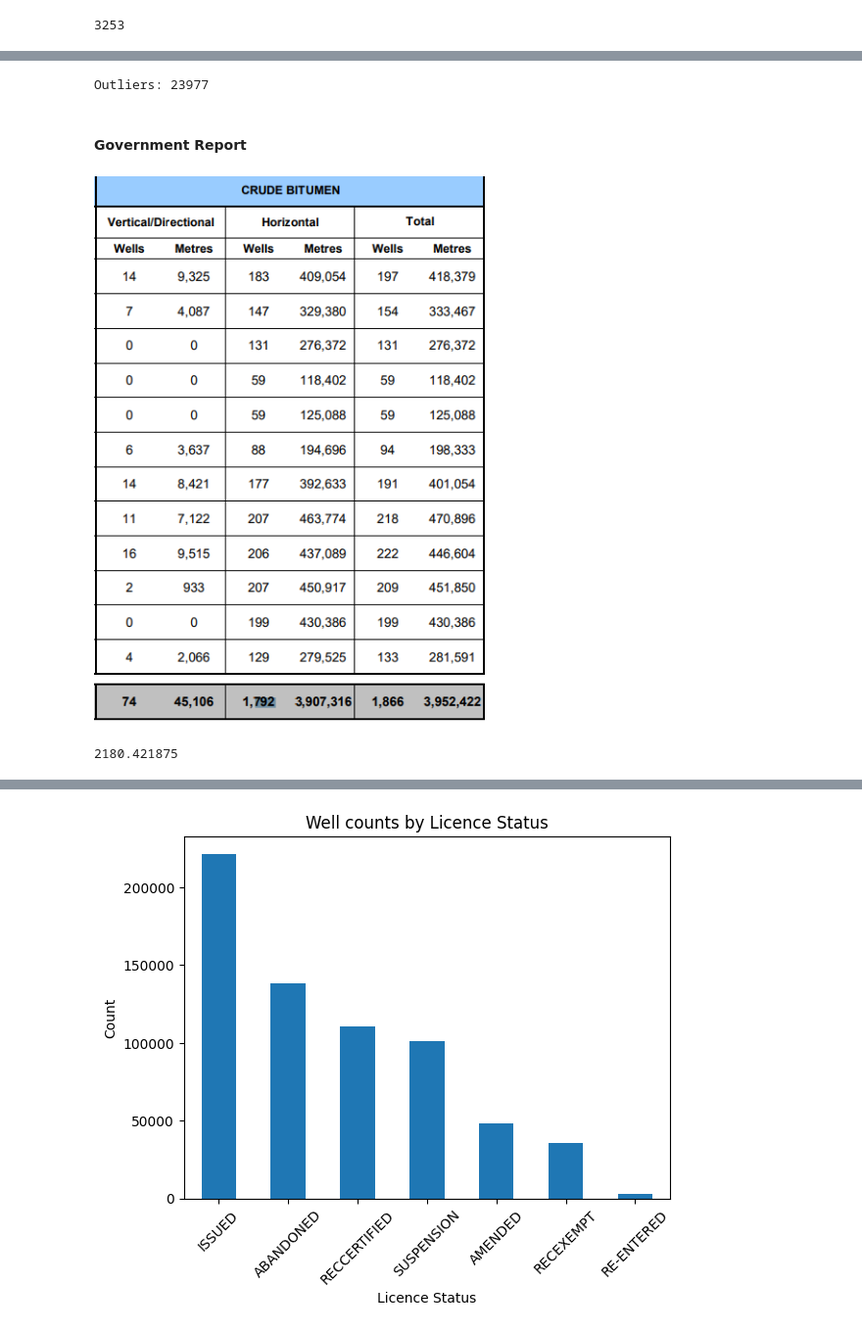
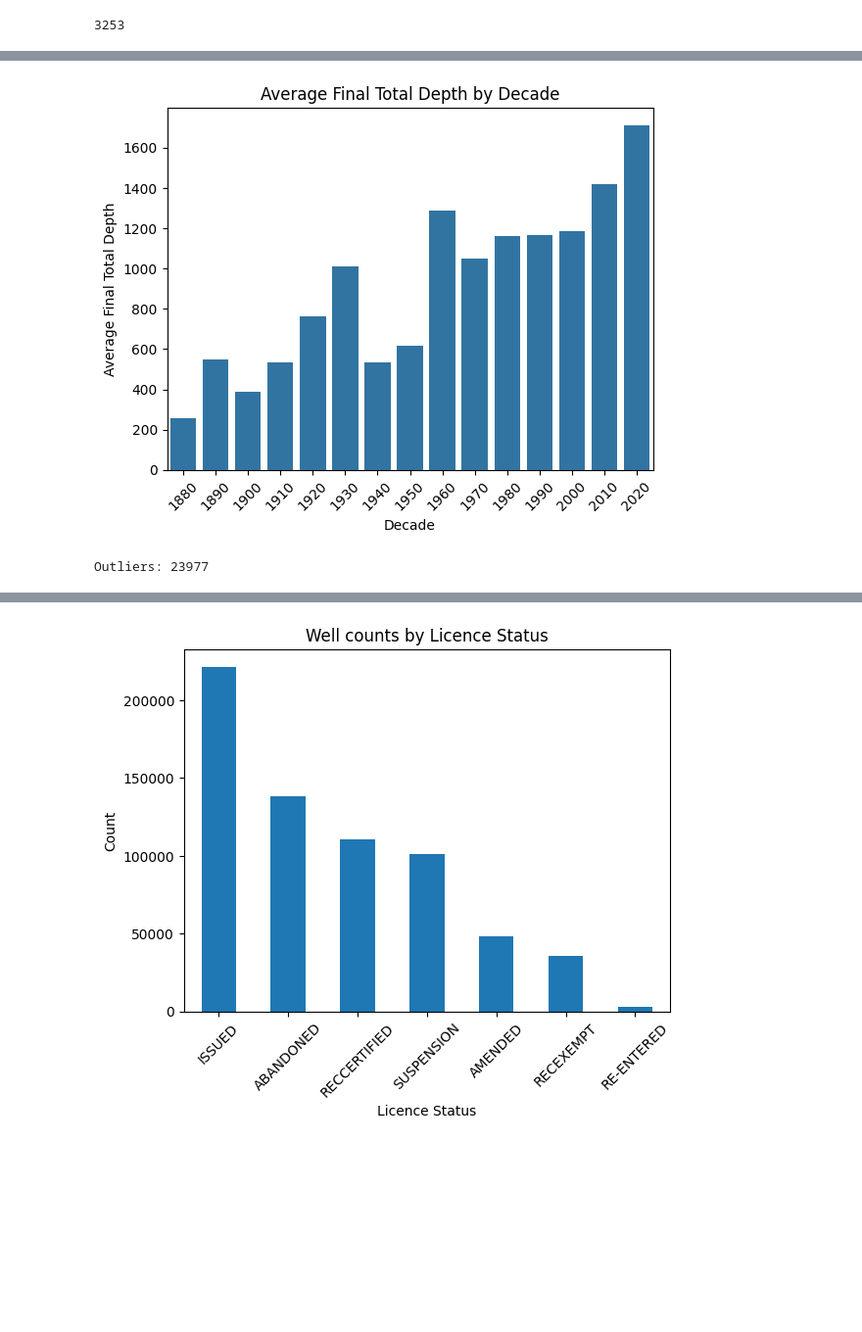
Before and after one commit to itadityaa/data-science, a Jupyter notebook: DA/oil_data_exploration/trials.ipynb, the cells around one changed output, grey strips where cells are left out. Shown: that part at 98% size. Saved outputs shown, nothing was run; the diff lists cells and outputs as text; code cells hidden in the pictures; blank space fills up the shorter version.

```diff
--- a/DA/oil_data_exploration/trials.ipynb
+++ b/DA/oil_data_exploration/trials.ipynb
@@ -176,3 +211,14 @@ plt.show()
+# %%
+decade_depth = well_infrastructure.groupby('Decade')['FinalTotalDepth'].mean().reset_index()
+
+sns.barplot(data=decade_depth, x='Decade', y='FinalTotalDepth')
+plt.title("Average Final Total Depth by Decade")
+plt.xlabel("Decade")
+plt.ylabel("Average Final Total Depth")
+plt.xticks(rotation=45)
+plt.show()
+# %% [output]
+[figure, added]
 # %%
 Q1 = well_infrastructure['FinalTotalDepth'].quantile(0.25)
 Q3 = well_infrastructure['FinalTotalDepth'].quantile(0.75)
@@ -189,14 +235,3 @@ outliers = well_infrastructure[
 print("Outliers:", len(outliers))
 # %% [output]
 Outliers: 23977
-# %% [markdown]
-#### Government Report
-# %% [markdown]
-![image.png](attachment:image.png)
-# %%
-3907316/1792
-
-# Close to our estimate from the boxplot.
-# If the outliers are taken care of then the graph will shift a little and will match more with government estimate
-# %% [output]
-2180.421875
```
Also changed, not shown: parts of 24 cells of this notebook.
